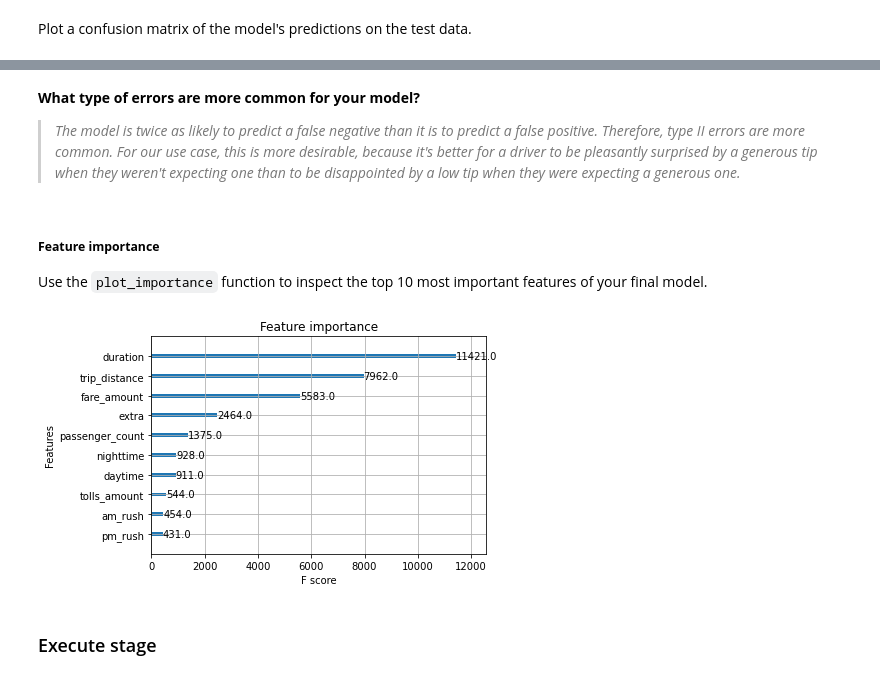
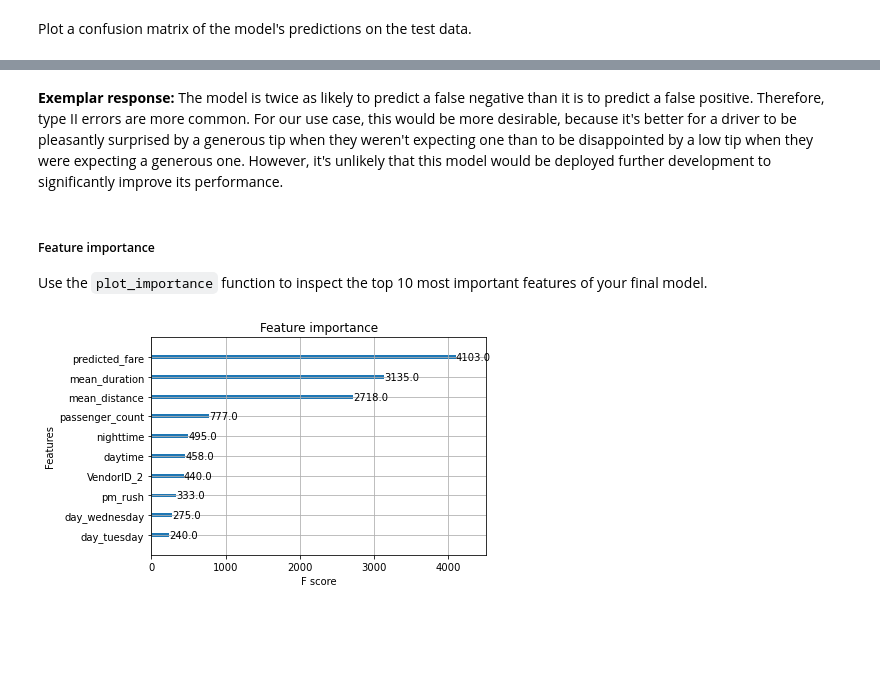
Before and after one commit to dennislamcv1/GoogleADA, a Jupyter notebook: Machine Learning/Exemplar_Course 6 Automatidata project lab.ipynb, the cells around one changed output, grey strips where cells are left out. Cells and saved outputs as stored; diff of their text form; code cells hidden in the pictures; blank space fills up the shorter version.

```diff
--- a/Machine Learning/Exemplar_Course 6 Automatidata project lab.ipynb
+++ b/Machine Learning/Exemplar_Course 6 Automatidata project lab.ipynb
@@ -459,18 +552,20 @@ Begin with using `GridSearchCV` to tune a random forest model.
 # %%
 # 1. Instantiate the random forest classifier
-rf = RandomForestClassifier(random_state=0)
+rf = RandomForestClassifier(random_state=42)
 
 # 2. Create a dictionary of hyperparameters to tune
-cv_params = {'max_depth': [3,5, None],
+# Note that this example only contains 1 value for each parameter for simplicity,
+# but you should assign a dictionary with ranges of values
+cv_params = {'max_depth': [None],
              'max_features': [1.0],
-             'max_samples': [0.7, 1.0],
-             'min_samples_leaf': [1,2,3],
-             'min_samples_split': [2,3,4],
-             'n_estimators': [300, 500],
+             'max_samples': [0.7],
+             'min_samples_leaf': [1],
+             'min_samples_split': [2],
+             'n_estimators': [300]
              }
 
 # 3. Define a dictionary of scoring metrics to capture
 scoring = {'accuracy', 'precision', 'recall', 'f1'}
 
 # 4. Instantiate the GridSearchCV object
-rf_cv1 = GridSearchCV(rf, cv_params, scoring=scoring, cv=4, refit='precision')
+rf1 = GridSearchCV(rf, cv_params, scoring=scoring, cv=4, refit='f1')
@@ -481,5 +576,4 @@ Now fit the model to the training data.<br>
 # %%
-# %%time
-# # avg. 1:14h
-# rf_cv1.fit(X_train, y_train)
+%%time
+rf1.fit(X_train, y_train)
 # %% [output]
@@ -627,25 +804,24 @@ For example, if the available values for `min_samples_split` were [2, 3, 4] and
 # %%
-# 1. Instantiate the random forest classifier
-rf = RandomForestClassifier(random_state=0)
+# 1. Instantiate the XGBoost classifier
+xgb = XGBClassifier(objective='binary:logistic', random_state=0)
 
 # 2. Create a dictionary of hyperparameters to tune
-cv_params = {'max_depth': [5, 6, 7],
-             'max_features': [1.0],
-             'max_samples': [0.7],
-             'min_samples_leaf': [1,2],
-             'min_samples_split': [2,3],
-             'n_estimators': [300],
+# Note that this example only contains 1 value for each parameter for simplicity,
+# but you should assign a dictionary with ranges of values
+cv_params = {'learning_rate': [0.1],
+             'max_depth': [8],
+             'min_child_weight': [2],
+             'n_estimators': [500]
              }
 
 # 3. Define a dictionary of scoring metrics to capture
 scoring = {'accuracy', 'precision', 'recall', 'f1'}
 
 # 4. Instantiate the GridSearchCV object
-rf_cv2 = GridSearchCV(rf, cv_params, scoring=scoring, cv=4, refit='f1')
+xgb1 = GridSearchCV(xgb, cv_params, scoring=scoring, cv=4, refit='f1')
 # %% [markdown]
 Now fit the model to the `X_train` and `y_train` data.
 # %%
 %%time
-# avg. 8m
-rf_cv2.fit(X_train, y_train)
+xgb1.fit(X_train, y_train)
 # %% [output]
@@ -892,14 +918,10 @@ disp.plot();
 # %% [markdown]
-**What type of errors are more common for your model?**
-
-> _The model is twice as likely to predict a false negative than it is to predict a false positive. Therefore, type II errors are more common. For our use case, this is more desirable, because it's better for a driver to be pleasantly surprised by a generous tip when they weren't expecting one than to be disappointed by a low tip when they were expecting a generous one._
+**Exemplar response:** The model is twice as likely to predict a false negative than it is to predict a false positive. Therefore, type II errors are more common. For our use case, this would be more desirable, because it's better for a driver to be pleasantly surprised by a generous tip when they weren't expecting one than to be disappointed by a low tip when they were expecting a generous one. However, it's unlikely that this model would be deployed further development to significantly improve its performance.
 # %% [markdown]
-##### **Feature importance**
+##### Feature importance
 
 Use the `plot_importance` function to inspect the top 10 most important features of your final model.
 # %%
-plot_importance(xgb_cv1.best_estimator_, max_num_features=10);
+plot_importance(xgb1.best_estimator_, max_num_features=10);
 # %% [output]
-[figure, old version]
+[figure, new version]
-# %% [markdown]
-### Execute stage
```
Also changed, not shown: parts of 113 cells of this notebook, 8 other files.
